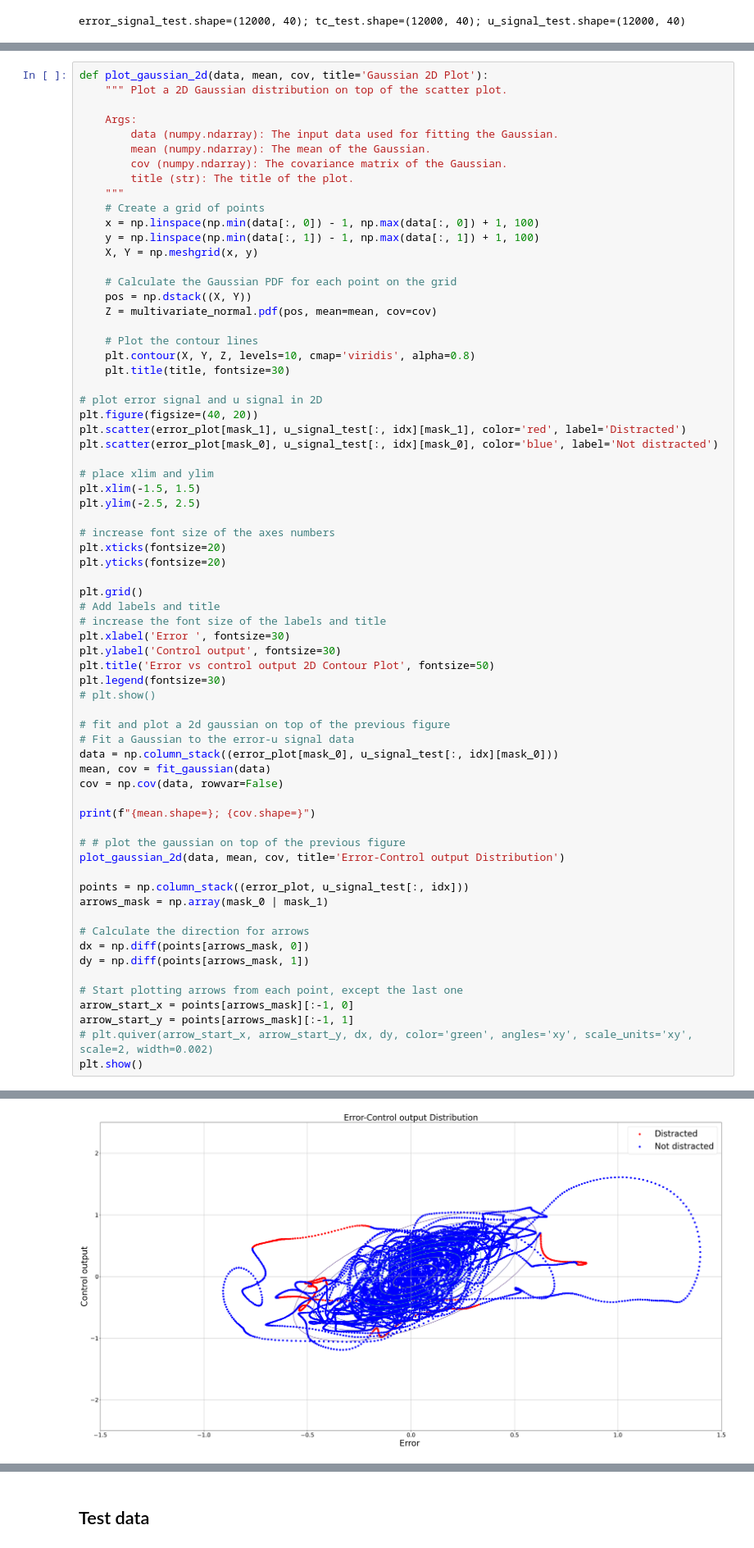
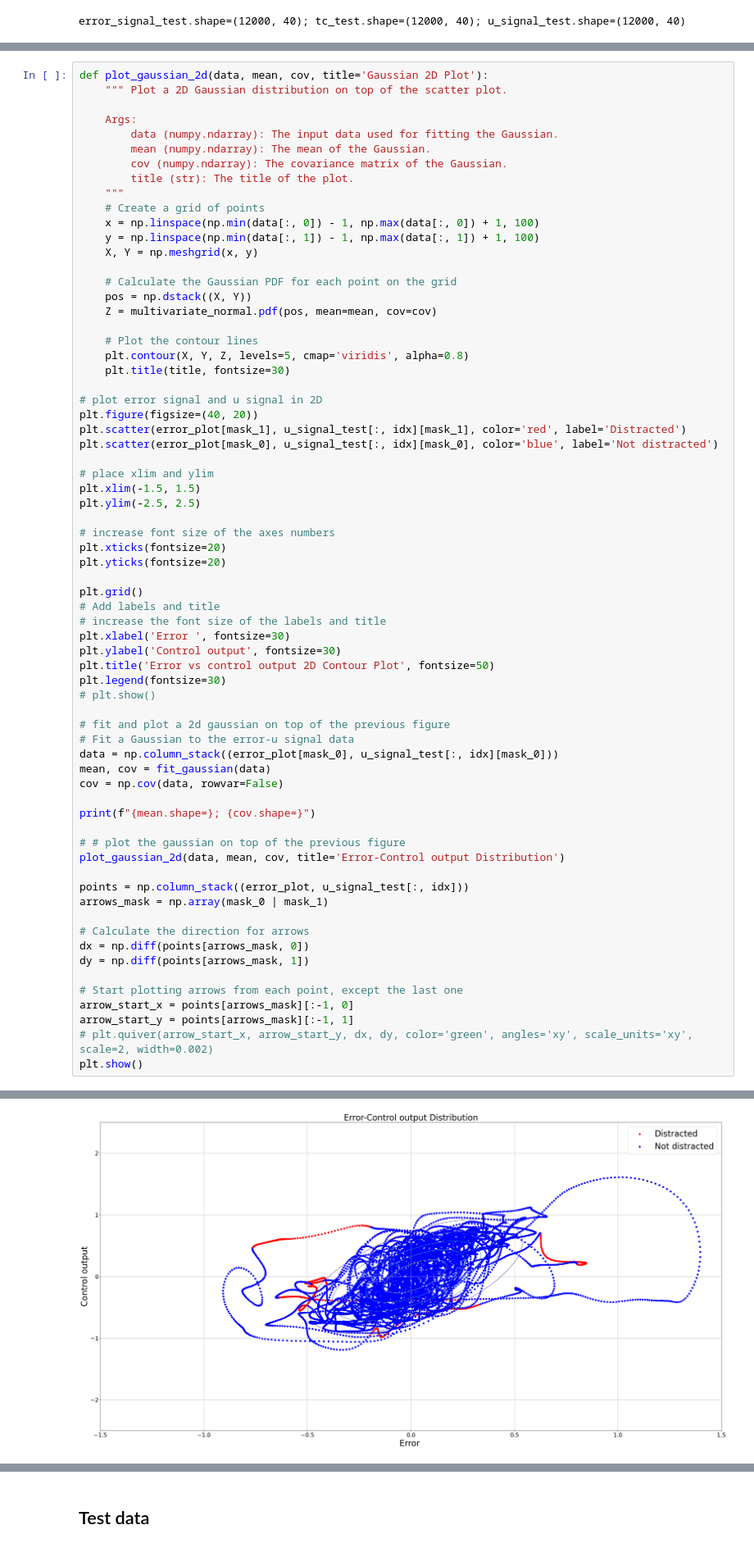
Before and after one commit to ConstantinovMihai/HumanSimulator, a Jupyter notebook: Data/Models/pdf_classification_improved.ipynb, the cells around one changed output, grey strips where cells are left out. Shown at 82% size. Cells and saved outputs as stored; diff of their text form.

```diff
--- a/Data/Models/pdf_classification_improved.ipynb
+++ b/Data/Models/pdf_classification_improved.ipynb
@@ -269,7 +269,7 @@ def plot_gaussian_2d(data, mean, cov, title='Gaussian 2D Plot'):
     Z = multivariate_normal.pdf(pos, mean=mean, cov=cov)
 
     # Plot the contour lines
-    plt.contour(X, Y, Z, levels=10, cmap='viridis', alpha=0.8)
+    plt.contour(X, Y, Z, levels=5, cmap='viridis', alpha=0.8)
     plt.title(title, fontsize=30)
 
 # plot error signal and u signal in 2D
@@ -292,31 +292,31 @@ plt.xlabel('Error ', fontsize=30)
 plt.ylabel('Control output', fontsize=30)
 plt.title('Error vs control output 2D Contour Plot', fontsize=50)
 plt.legend(fontsize=30)
 # plt.show()
 
 # fit and plot a 2d gaussian on top of the previous figure
 # Fit a Gaussian to the error-u signal data
 data = np.column_stack((error_plot[mask_0], u_signal_test[:, idx][mask_0]))
 mean, cov = fit_gaussian(data)
 cov = np.cov(data, rowvar=False)
 
 print(f"{mean.shape=}; {cov.shape=}")
 
 # # plot the gaussian on top of the previous figure
 plot_gaussian_2d(data, mean, cov, title='Error-Control output Distribution')
 
 points = np.column_stack((error_plot, u_signal_test[:, idx]))
 arrows_mask = np.array(mask_0 | mask_1)
 
 # Calculate the direction for arrows
 dx = np.diff(points[arrows_mask, 0])
 dy = np.diff(points[arrows_mask, 1])
 
 # Start plotting arrows from each point, except the last one
 arrow_start_x = points[arrows_mask][:-1, 0]
 arrow_start_y = points[arrows_mask][:-1, 1]
 # plt.quiver(arrow_start_x, arrow_start_y, dx, dy, color='green', angles='xy', scale_units='xy', scale=2, width=0.002)
 plt.show()
 # %% [output]
 mean.shape=(2,); cov.shape=(2, 2)
-[figure, old version]
+[figure, new version]
```
Also changed, not shown: parts of 3 cells of this notebook, 18 other files.
